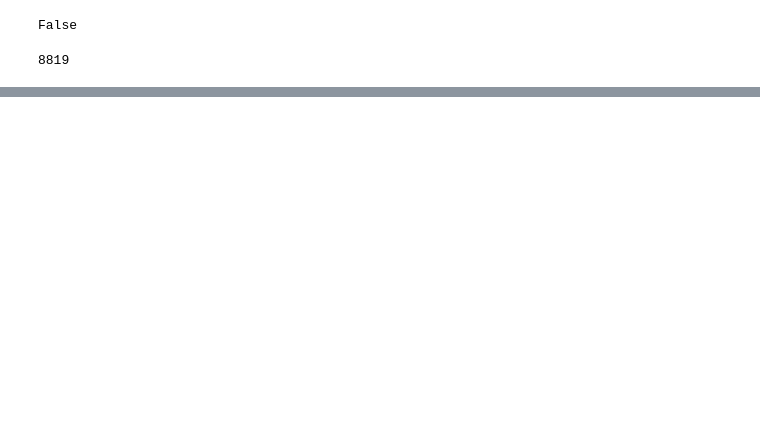
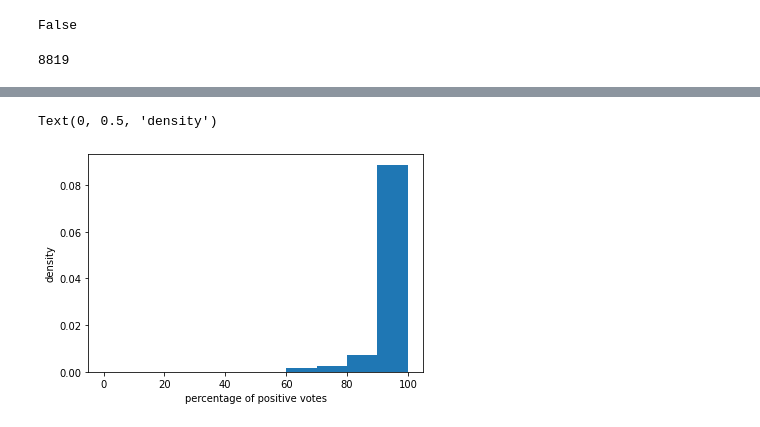
Before and after one commit to liisipan/NetworkScience, a Jupyter notebook: Project_in_Network_Science.ipynb, the cells around one changed output, grey strips where cells are left out. Drawn from its saved outputs; the diff is of its cells as text; code cells hidden in the pictures; blank space fills up the shorter version.

```diff
--- a/Project_in_Network_Science.ipynb
+++ b/Project_in_Network_Science.ipynb
@@ -172,0 +429,5 @@ nx.number_strongly_connected_components(G)
+# %%
+admin_votes_before = all_admin_votes[all_admin_votes['date_voting'] < all_admin_votes['date_admin']]   #all the votes that new admins have given before becoming an admin
+# %%
+#aggregate votes given by admins before becoming an admin
+admin_votes_before = admin_votes_before.groupby(by=['target', 'result', 'vote'], sort=False)['vote'].agg(['count']).reset_index()
@@ -172,0 +450,18 @@ nx.number_strongly_connected_components(G)
+# %%
+admin_votes_before = pd.pivot(admin_votes_before, index=('target', 'result'), columns='vote', values='count')
+
+admin_votes_before.reset_index(inplace=True)
+
+admin_votes_before.rename(columns = {-1:'neg_votes', 1:'pos_votes'}, inplace = True)
+
+admin_votes_before['neg_votes'] = admin_votes_before['neg_votes'].fillna(0)
+admin_votes_before['neg_votes'] = admin_votes_before['neg_votes'].astype(int)
+
+admin_votes_before['pos_votes'] = admin_votes_before['pos_votes'].fillna(0)
+admin_votes_before['pos_votes'] = admin_votes_before['pos_votes'].astype(int)
+
+admin_votes_before['votes'] = admin_votes_before['neg_votes'] + admin_votes_before['pos_votes']
+admin_votes_before['neg_votes_perc'] = round(admin_votes_before['neg_votes']/admin_votes_before['votes'], 2)*100
+admin_votes_before['pos_votes_perc'] = round(admin_votes_before['pos_votes']/admin_votes_before['votes'], 2)*100
+# %%
+admin_votes_before.drop(admin_votes_before[admin_votes_before['votes'] < 10].index, inplace = True)   #leave out votings which have less than 10 votes from admins
@@ -172,0 +484,7 @@ nx.number_strongly_connected_components(G)
+# %%
+plt.hist(admin_votes_before['pos_votes_perc'][admin_votes_before['result']==1], bins=10, range=(0,100), density=True)
+plt.xlabel("percentage of positive votes")
+plt.ylabel("density")
+# %% [output]
+Text(0, 0.5, 'density')
+[figure, added]
```
Also changed, not shown: parts of 206 cells of this notebook.
